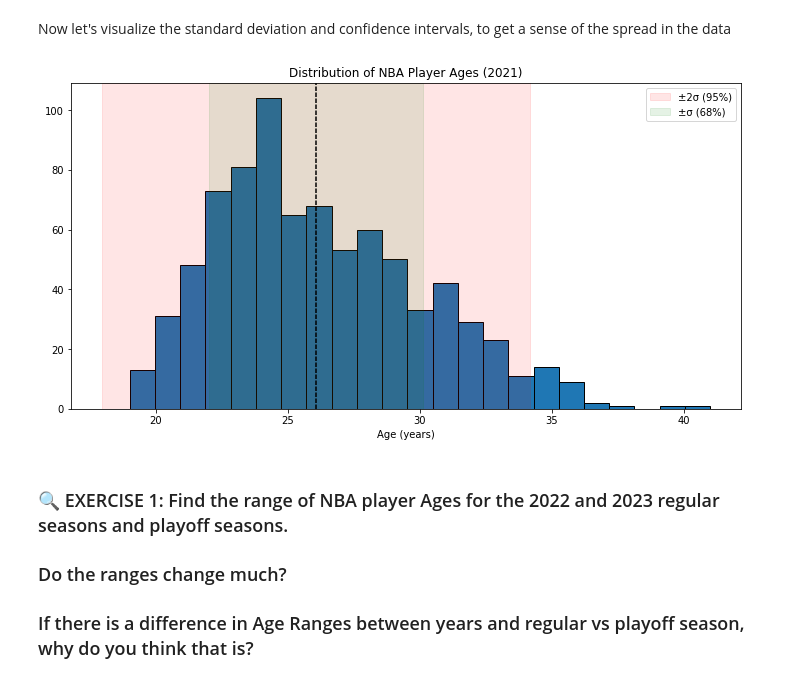
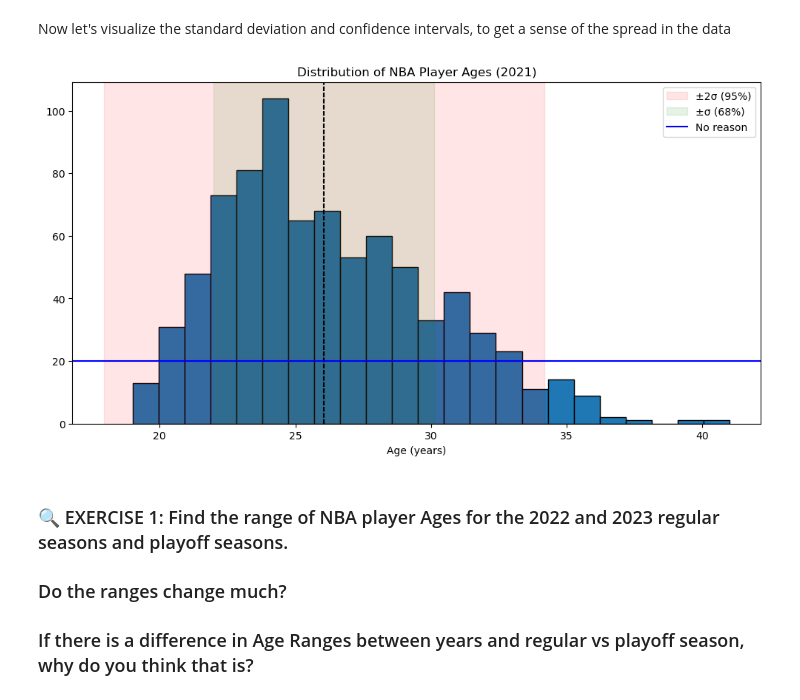
Before and after one commit to idontwantausername94/CFR-2025, a Jupyter notebook: Stats/Notebooks/1-RangeStandardDeviation.ipynb, the cells around one changed output. Drawn from its saved outputs; the diff is of its cells as text; code cells hidden in the pictures.

```diff
--- a/Stats/Notebooks/1-RangeStandardDeviation.ipynb
+++ b/Stats/Notebooks/1-RangeStandardDeviation.ipynb
@@ -154,21 +154,22 @@ Now let's visualize the standard deviation and confidence intervals, to get a se
 # %%
 plt.figure(figsize=(12, 6))
 plt.xlabel('Age (years)')
 plt.title('Distribution of NBA Player Ages (2021)')
 
 AverageAge=np.mean(NBA_regular_2021['Age'])
 
 plt.hist(NBA_regular_2021['Age'], bins=23, edgecolor='black')
 plt.axvline(AverageAge, color='black', dashes=[3,1])
 
 plt.axvspan(AverageAge-2*Age_sigma, AverageAge+2*Age_sigma, 0, color='red', alpha=0.1, label='±2σ (95%)')
 plt.axvspan(AverageAge-Age_sigma, AverageAge+Age_sigma, 0, color='green', alpha=0.1, label='±σ (68%)')
-
+plt.axhline(20, color="blue", label="No reason")
+# plt.axhline(20, color="blue", label="No reason") I just wanted to see if that works
 plt.legend()
 
 plt.show()
 # %% [output]
-[figure, old version]
+[figure, new version]
 # %% [markdown]
 ### 🔍 EXERCISE 1: Find the range of NBA player Ages for the 2022 and 2023 regular seasons and playoff seasons.
 
```
Also changed, not shown: parts of 5 cells of this notebook, 2 other files.
